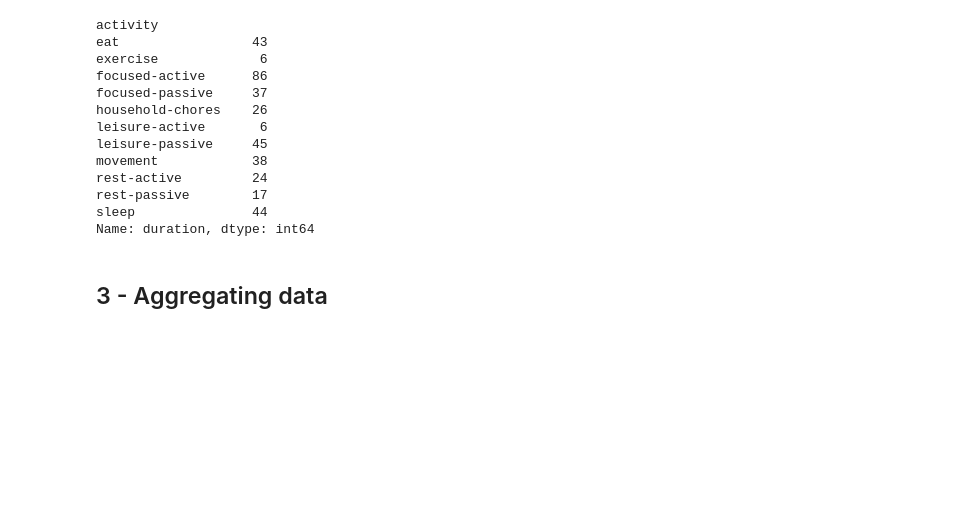
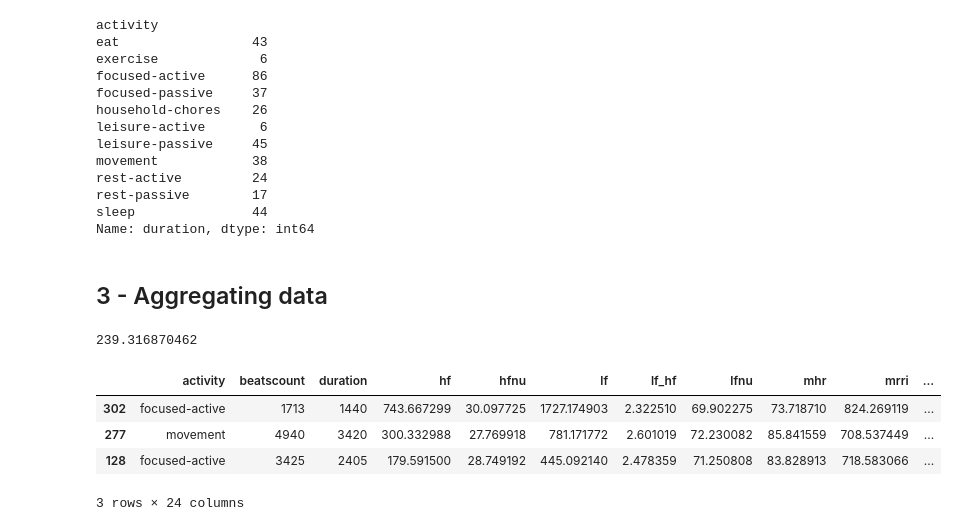
Before and after one commit to jucc/HeRV_analysis, a Jupyter notebook: pipeline/1_session_data_extraction.ipynb, the cells around one changed output. Saved outputs shown, nothing was run; the diff lists cells and outputs as text; code cells hidden in the pictures; blank space fills up the shorter version.

```diff
--- a/pipeline/1_session_data_extraction.ipynb
+++ b/pipeline/1_session_data_extraction.ipynb
@@ -131,6 +127,22 @@ sleep               44
 Name: duration, dtype: int64
 # %% [markdown]
 ## 3 - Aggregating data
+# %%
+dic = df.to_dict(orient='records')
+for i in dic:
+    i.update(cf.features_from_dic(i['rr']))
+print(dic[0]['rmssd'])
+# %% [output]
+239.316870462
+# %%
+df = pd.DataFrame(dic)
+df.sample(3)
+# %% [output]
+|  | activity | beatscount | duration | hf | hfnu | lf | lf_hf | lfnu | mhr | mrri | ... |
+| 302 | focused-active | 1713 | 1440 | 743.667299 | 30.097725 | 1727.174903 | 2.322510 | 69.902275 | 73.718710 | 824.269119 | ... |
+| 277 | movement | 4940 | 3420 | 300.332988 | 27.769918 | 781.171772 | 2.601019 | 72.230082 | 85.841559 | 708.537449 | ... |
+| 128 | focused-active | 3425 | 2405 | 179.591500 | 28.749192 | 445.092140 | 2.478359 | 71.250808 | 83.828913 | 718.583066 | ... |
+3 rows × 24 columns
 # %%
 df['sess_id'] = df.index
 df_export = df.drop(['rr'], axis = 1)
```
Also changed, not shown: parts of 4 cells of this notebook, 5 other files.
